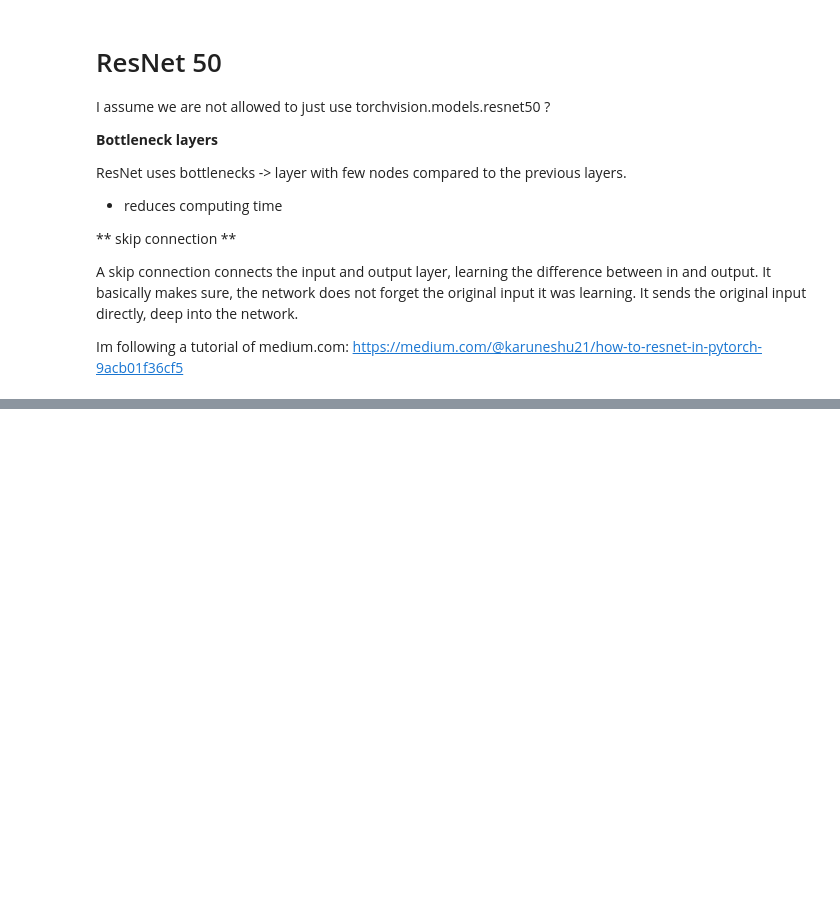
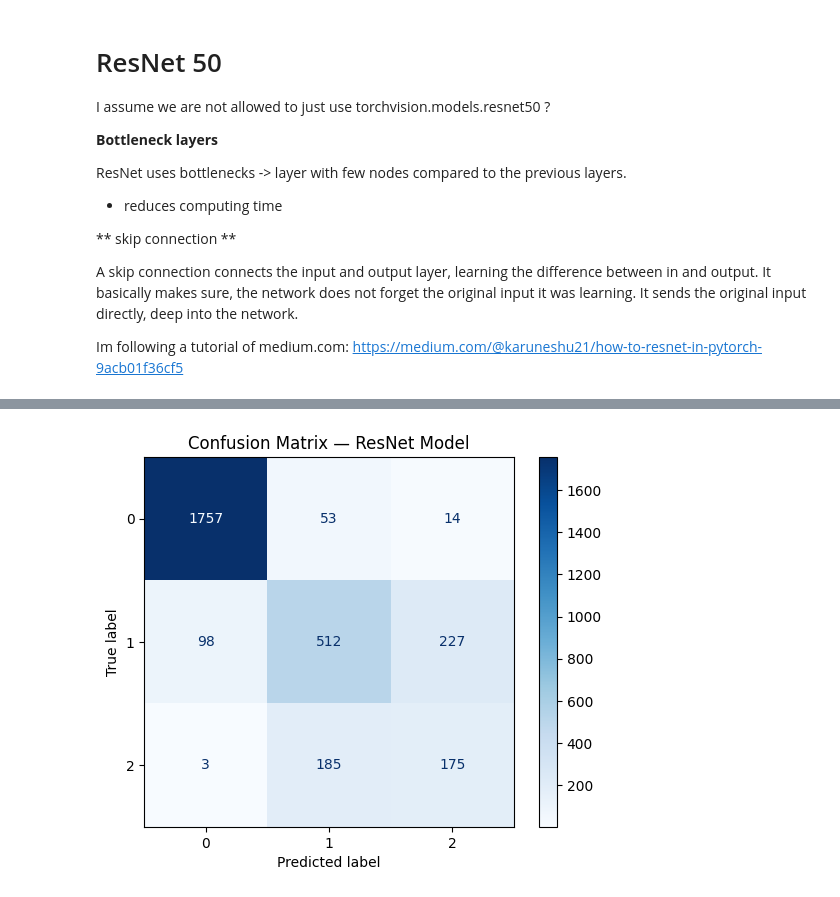
Before and after one commit to LeonBusche/AIMA-personal-repo-LeonBusche-, a Jupyter notebook: week_06_computer_vision_II.ipynb, the cells around one changed output, grey strips where cells are left out. Cells and saved outputs as stored; diff of their text form; code cells hidden in the pictures; blank space fills up the shorter version.

```diff
--- a/week_06_computer_vision_II.ipynb
+++ b/week_06_computer_vision_II.ipynb
@@ -910,25 +995,48 @@ trained_model_ResNet = ResNet_train_loop_L2(ResNet)
 # %%
-# Okay, lets test all of it
-
-# Test the model trained with dropout using the test_loop function
-trained_model_ResNet.eval()
-
 with torch.no_grad():
 
     hits = 0
     losses = []
     batch_sizes = []
 
+    all_preds = []
+    all_targets = []
+    all_probs = []
+
     for step, (data, targets) in enumerate(test_dataloader):
 
         data, targets = data.to(device), targets.to(device)
-        predictions = trained_model_ResNet(data)
+
+        predictions = ResNet_trained_model_L2(data)
+        probs = torch.softmax(predictions, dim=1)
+
         loss = loss_criterion(predictions, targets)
         losses.append(loss.item())
-        batch_sizes.append(data.size()[0])
-        class_predictions = torch.argmax(predictions, dim = 1).flatten()
-        hits = hits + sum([1 if cp == t else 0 for cp, t in zip(class_predictions, targets)])
+        batch_sizes.append(data.size(0))
 
-    accuracy = hits / len(test_dataloader.dataset)
-    avg_loss = sum([l * bs for l, bs in zip(losses, batch_sizes)]) / sum(batch_sizes)
-    print(f"Test Loss: {avg_loss:.4f},\t Accuracy: {accuracy:.4f}")
+        class_predictions = torch.argmax(probs, dim=1)
+
+        hits += (class_predictions == targets).sum().item()
+
+        all_preds.append(class_predictions.cpu())
+        all_targets.append(targets.cpu())
+        all_probs.append(probs.cpu())
+
+# combine
+all_preds = torch.cat(all_preds)
+all_targets = torch.cat(all_targets)
+all_probs = torch.cat(all_probs)
+# %%
+from sklearn.metrics import confusion_matrix, ConfusionMatrixDisplay
+import matplotlib.pyplot as plt
+
+# confusion matrix
+cm = confusion_matrix(all_targets, all_preds)
+
+# Display
+disp = ConfusionMatrixDisplay(confusion_matrix=cm)
+disp.plot(cmap="Blues", values_format="d")
+plt.title("Confusion Matrix — ResNet Model")
+plt.show()
+# %% [output]
+[figure, added]
```
Also changed, not shown: parts of 14 cells of this notebook.
